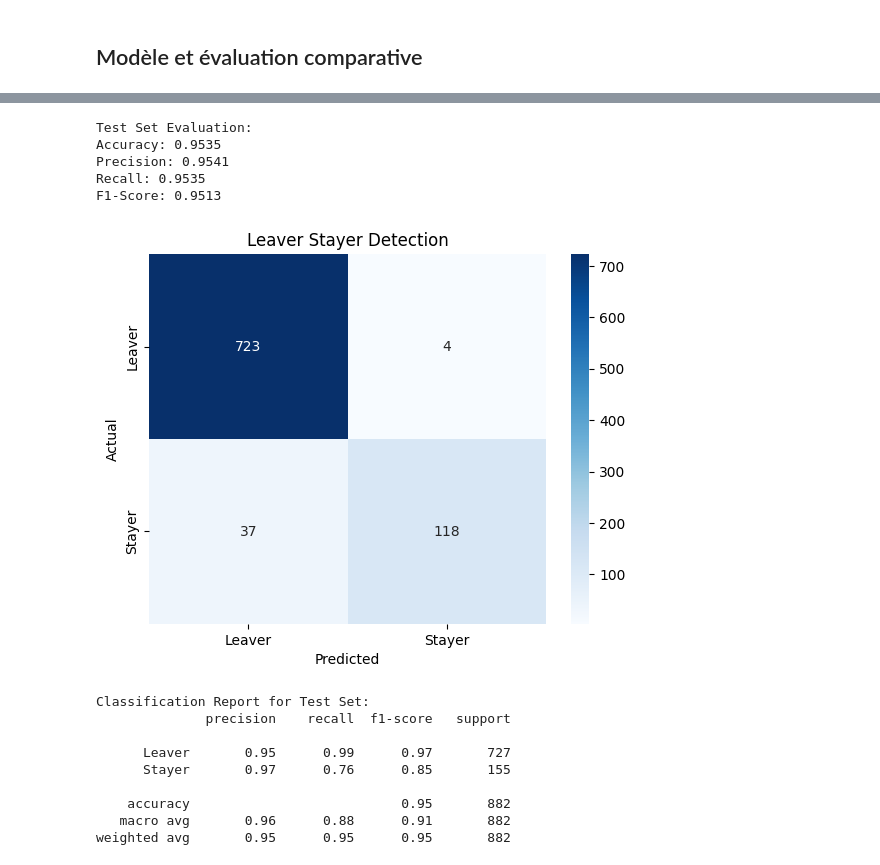
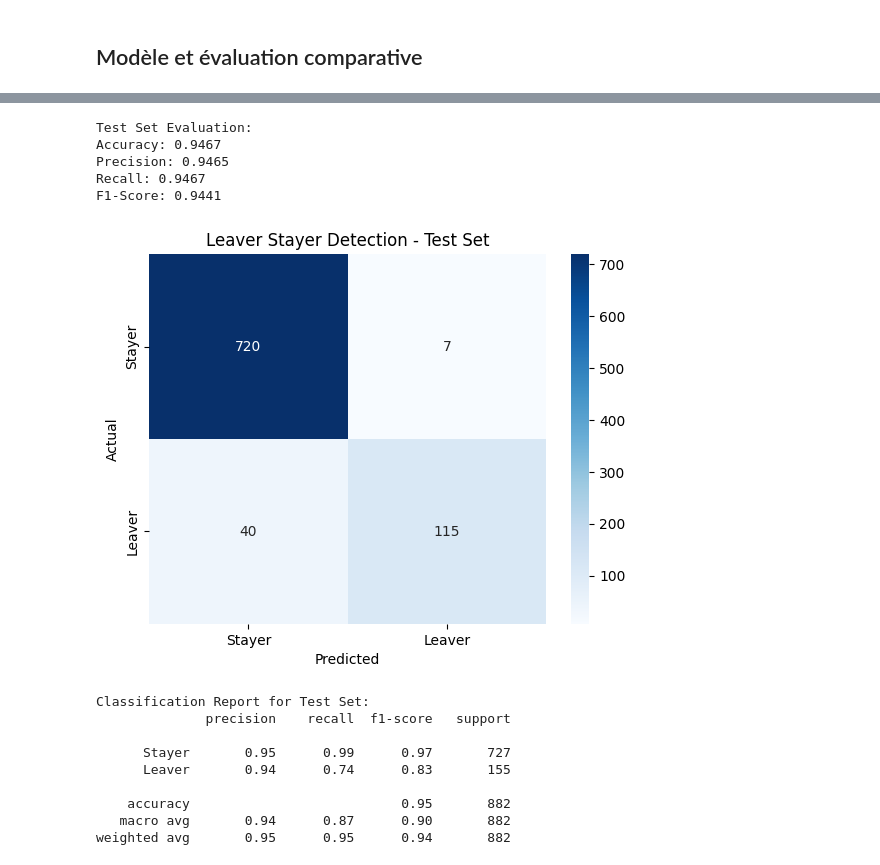
Before and after one commit to Vore667/HumanForYou, a Jupyter notebook: projet_ia.ipynb, the cells around one changed output, grey strips where cells are left out. Cells and saved outputs as stored; diff of their text form; code cells hidden in the pictures.

```diff
--- a/projet_ia.ipynb
+++ b/projet_ia.ipynb
@@ -176,7 +213,7 @@ Dropped columns from df_general: ['Gender', 'EmployeeID', 'Over18', 'MaritalStat
 ## Encoded string categories
 # %%
 features_to_encode = ['BusinessTravel','Department',
-                      'EducationField','JobRole'
+                      'EducationField','JobRole', 'MaritalStatus'
 ]
 encoded = pd.get_dummies(df_general[features_to_encode], drop_first=True)
 print(encoded)
@@ -312,31 +386,43 @@ multi_train_X, multi_val_X, multi_train_Y, multi_val_Y = train_test_split(train_
 # %% [markdown]
 ## Modèle et évaluation comparative
 # %%
+# Compute scale_pos_weight for XGBoost to handle class imbalance
+scale_pos_weight = float(np.sum(multi_train_Y == 0)) / np.sum(multi_train_Y == 1)
+
 # Compare several classifiers to select the best model
 models = {
-    'Logistic Regression': LogisticRegression(max_iter=500),
-    'Random Forest': RandomForestClassifier(random_state=1337),
+    'Logistic Regression': LogisticRegression(max_iter=1000, class_weight='balanced'),
+    'Random Forest': RandomForestClassifier(random_state=1337, class_weight='balanced'),
     'Gradient Boosting': GradientBoostingClassifier(random_state=1337),
-    'XGBoost': XGBClassifier(use_label_encoder=False, eval_metric='logloss', random_state=1337)
+    'XGBoost': XGBClassifier(use_label_encoder=False, eval_metric='logloss', random_state=1337, scale_pos_weight=scale_pos_weight)
 }
 
 results = []
 for name, model in models.items():
-    model.fit(multi_train_X, multi_train_Y)
-    preds = model.predict(multi_val_X)
+    # Cross-validation f1-score on train set
+    cv_scores = cross_val_score(model, multi_train_X_scaled, multi_train_Y, cv=5, scoring='f1_weighted')
+
+    # Train on the training set using scaled features
+    model.fit(multi_train_X_scaled, multi_train_Y)
+
+    # Predict on validation set using scaled features
+    preds = model.predict(multi_val_X_scaled)
+
     results.append({
         'Model': name,
-        'Accuracy': accuracy_score(multi_val_Y, preds),
-        'Precision': precision_score(multi_val_Y, preds, average='weighted', zero_division=0),
-        'Recall': recall_score(multi_val_Y, preds, average='weighted', zero_division=0),
-        'F1': f1_score(multi_val_Y, preds, average='weighted', zero_division=0)
+        'CV F1 Mean': cv_scores.mean(),
+        'CV F1 Std': cv_scores.std(),
+        'Val Accuracy': accuracy_score(multi_val_Y, preds),
+        'Val Precision': precision_score(multi_val_Y, preds, average='weighted', zero_division=0),
+        'Val Recall': recall_score(multi_val_Y, preds, average='weighted', zero_division=0),
+        'Val F1': f1_score(multi_val_Y, preds, average='weighted', zero_division=0)
     })
 
-results_df = pd.DataFrame(results).sort_values(by='F1', ascending=False)
+results_df = pd.DataFrame(results).sort_values(by='CV F1 Mean', ascending=False)
 print(results_df)
 
 best_model_name = results_df.iloc[0]['Model']
-print(f"\nBest model by F1 score: {best_model_name}")
+print(f"\nBest model by F1 score CV: {best_model_name}")
 
 # Keep the best model for later evaluation
 best_model = models[best_model_name]
@@ -364,7 +463,7 @@ Best model by F1 score: XGBoost
 rf_model_multi = best_model
 # %%
 # Predict and evaluate the model on the validation set
-multi_predictions = rf_model_multi.predict(multi_val_X)
+multi_predictions = rf_model_multi.predict(multi_val_X_scaled)
 accuracy = accuracy_score(multi_val_Y, multi_predictions)
 precision = precision_score(multi_val_Y, multi_predictions, average='weighted')
 recall = recall_score(multi_val_Y, multi_predictions, average='weighted')
@@ -377,7 +476,8 @@ print(f"F1-Score: {f1:.4f}")
 
 # Confusion Matrix for Validation Set
 conf_matrix = confusion_matrix(multi_val_Y, multi_predictions)
-class_labels = ['Leaver', 'Stayer']
+# 0 -> Stayer (No), 1 -> Leaver (Yes)
+class_labels = ['Stayer', 'Leaver']
 sns.heatmap(conf_matrix, annot=True, fmt='d', cmap='Blues',
             xticklabels=class_labels,
             yticklabels=class_labels)
@@ -408,42 +508,42 @@ weighted avg       0.97      0.97      0.97      1059
 # %%
 # Final evaluation on the test set
-test_multi_predictions = rf_model_multi.predict(test_X)
+test_multi_predictions = rf_model_multi.predict(test_X_scaled)
 test_accuracy = accuracy_score(test_Y, test_multi_predictions)
 test_precision = precision_score(test_Y, test_multi_predictions, average='weighted')
 test_recall = recall_score(test_Y, test_multi_predictions, average='weighted')
 test_f1 = f1_score(test_Y, test_multi_predictions, average='weighted')
 print("\nTest Set Evaluation:")
 print(f"Accuracy: {test_accuracy:.4f}")
 print(f"Precision: {test_precision:.4f}")
 print(f"Recall: {test_recall:.4f}")
 print(f"F1-Score: {test_f1:.4f}")
 
 # Confusion Matrix for Test Set
 test_conf_matrix = confusion_matrix(test_Y, test_multi_predictions)
 sns.heatmap(test_conf_matrix, annot=True, fmt='d', cmap='Blues',
             xticklabels=class_labels,
             yticklabels=class_labels)
-plt.title('Leaver Stayer Detection')
+plt.title('Leaver Stayer Detection - Test Set')
 plt.xlabel('Predicted')
 plt.ylabel('Actual')
 plt.show()
 
 # Classification Report for Test Set
 print("Classification Report for Test Set:")
 print(classification_report(test_Y, test_multi_predictions, target_names=class_labels))
 # %% [output]
 Test Set Evaluation:
-Accuracy: 0.9535
-Precision: 0.9541
-Recall: 0.9535
-F1-Score: 0.9513
+Accuracy: 0.9467
+Precision: 0.9465
+Recall: 0.9467
+F1-Score: 0.9441
-[figure, old version]
+[figure, new version]
 Classification Report for Test Set:
               precision    recall  f1-score   support
 
-      Leaver       0.95      0.99      0.97       727
-      Stayer       0.97      0.76      0.85       155
+      Stayer       0.95      0.99      0.97       727
+      Leaver       0.94      0.74      0.83       155
 
     accuracy                           0.95       882
-   macro avg       0.96      0.88      0.91       882
-weighted avg       0.95      0.95      0.95       882
+   macro avg       0.94      0.87      0.90       882
+weighted avg       0.95      0.95      0.94       882
```
Also changed, not shown: parts of 12 cells of this notebook, 1 other file.
